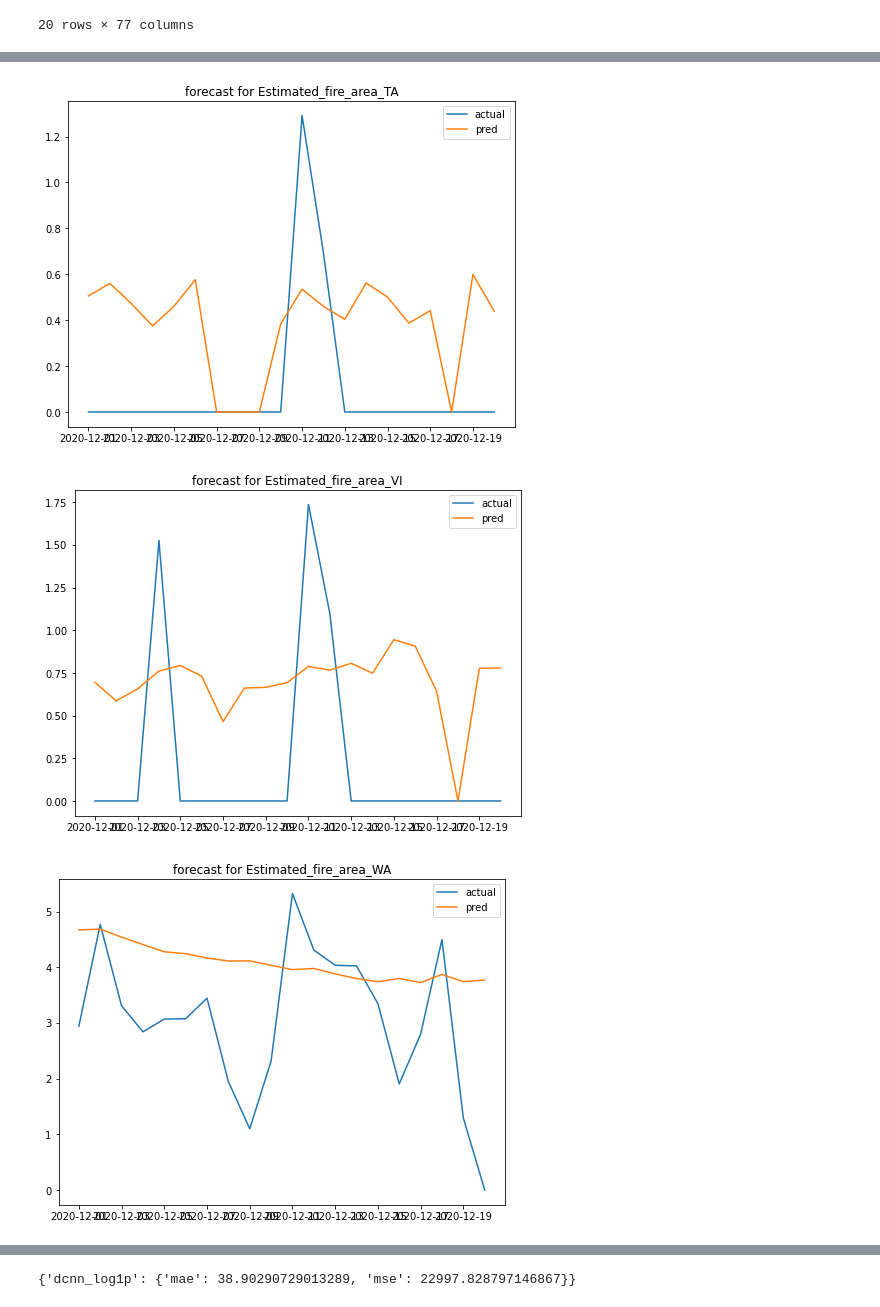
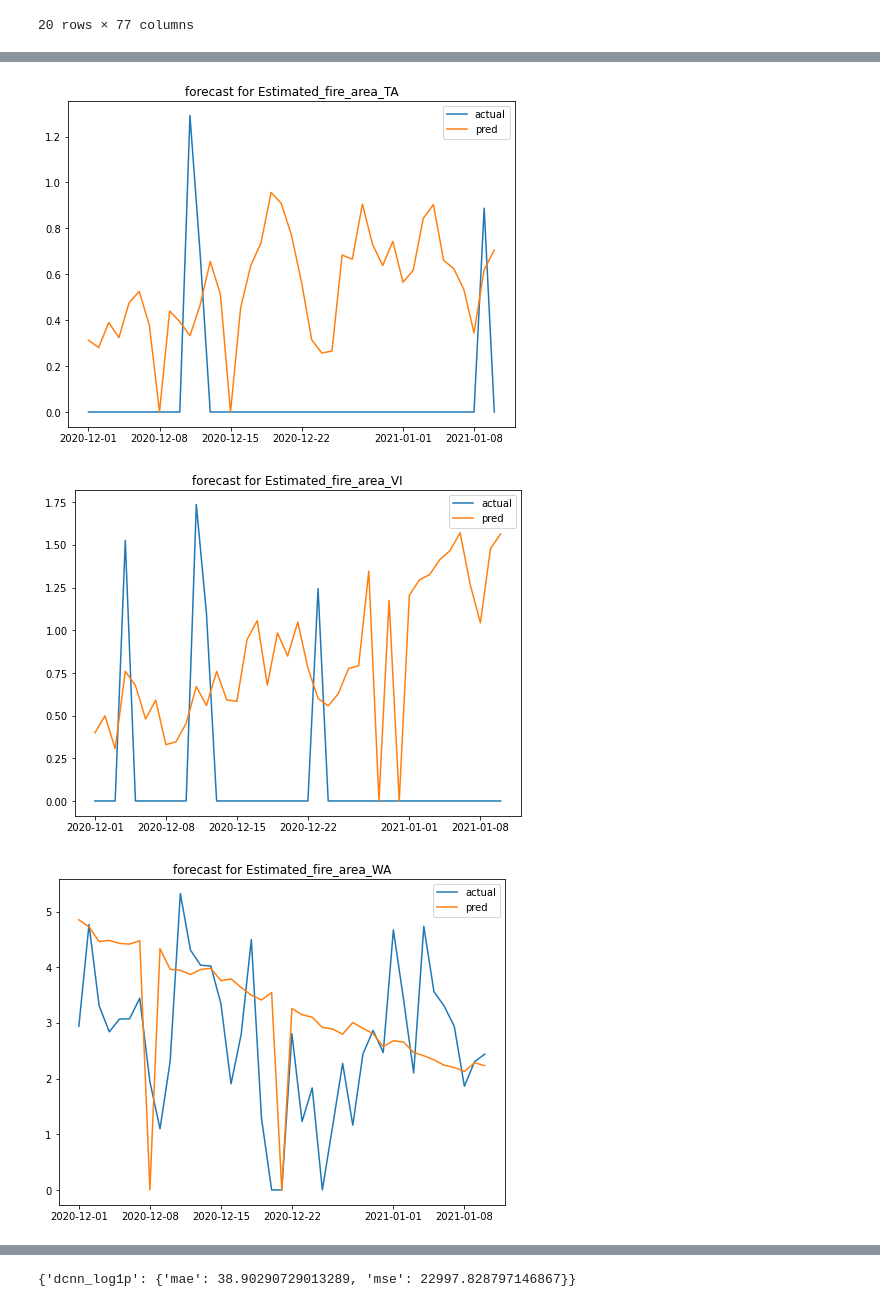
Before and after one commit to albertum1/cfc_team, a Jupyter notebook: 03-DilatedCNN.ipynb, the cells around one changed output, grey strips where cells are left out. Drawn from its saved outputs; the diff is of its cells as text; code cells hidden in the pictures.

```diff
--- a/03-DilatedCNN.ipynb
+++ b/03-DilatedCNN.ipynb
@@ -151,7 +156,7 @@ def split_sequence(sequences, n_steps_in, n_steps_out):
 
     return np.array(X), np.array(y)
 # %%
-n_steps_in, n_steps_out = 120, 20
+n_steps_in, n_steps_out = 120, 41
 # %%
 X, y = split_sequence(_train, n_steps_in, n_steps_out)
 y.shape
@@ -332,11 +337,11 @@ pred_seq_train = Dense(n_output, activation = 'relu')(out)
 model = Model(history_seq, pred_seq_train)
 
 
-optimizer = tf.keras.optimizers.Adam(lr = 1e-4
+optimizer = tf.keras.optimizers.Adam(lr = 5e-5
                                     )
 
 # tf.keras.losses.Poisson()
 model.compile(optimizer, loss=tf.keras.losses.Poisson(), metrics = ['mae'])
 # %%
-history = model.fit(X_train, y_train, epochs = 200, validation_data = (X_valid, y_valid))
+history = model.fit(X_train, y_train, epochs = 1500, validation_data = (X_valid, y_valid))
 # %% [output]
@@ -381,5 +386,5 @@ yhat.shape
 # %%
-yhat_df = pd.DataFrame(yhat.reshape(20,7), index = test[:20].index, columns = fire_regions)
+yhat_df = pd.DataFrame(yhat.reshape(41,7), index = test[:41].index, columns = fire_regions)
 # %%
 yhat_df
 # %% [output]
@@ -458,7 +463,7 @@ test[:20]
 for i in fire_regions:
 
     plt.figure(figsize=(8,6))
-    plt.plot(test[:20][i], label = 'actual')
+    plt.plot(test[:41][i], label = 'actual')
     plt.plot(yhat_df[i], label ='pred')
     plt.title('forecast for {}'.format(i))
     plt.legend()
@@ -471,3 +476,3 @@ for i in fire_regions:
-[figure, old version]
+[figure, new version]
-[figure, old version]
+[figure, new version]
-[figure, old version]
+[figure, new version]
```
Also changed, not shown: parts of 35 cells of this notebook.
